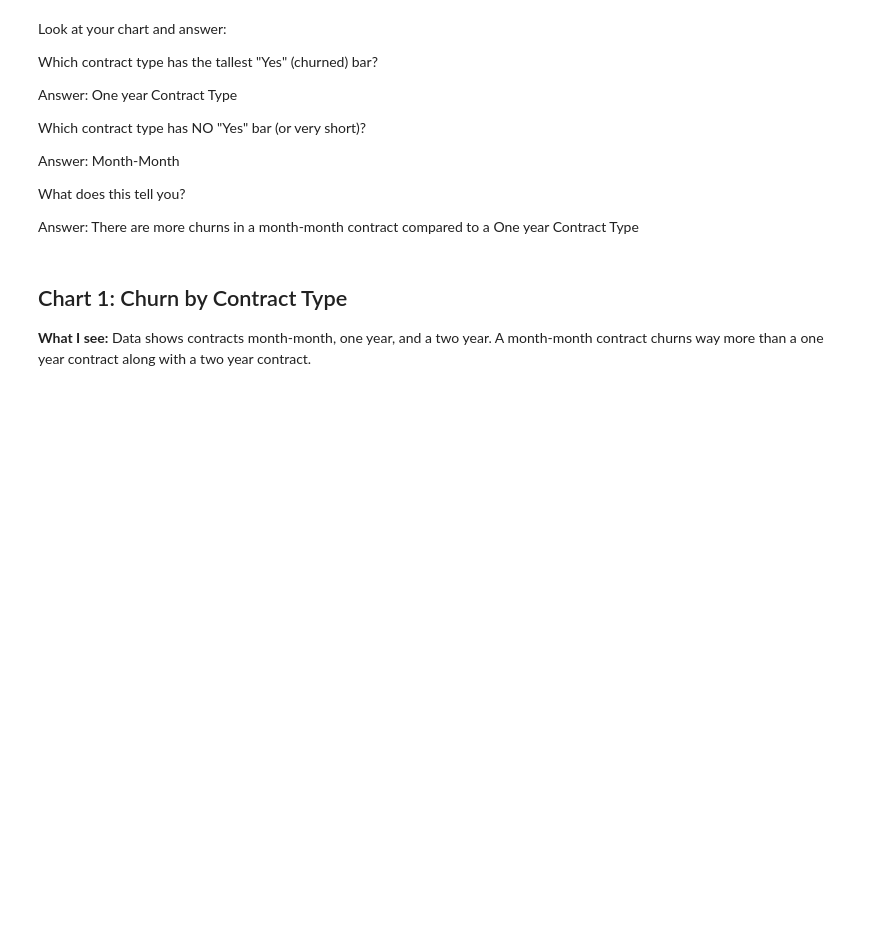
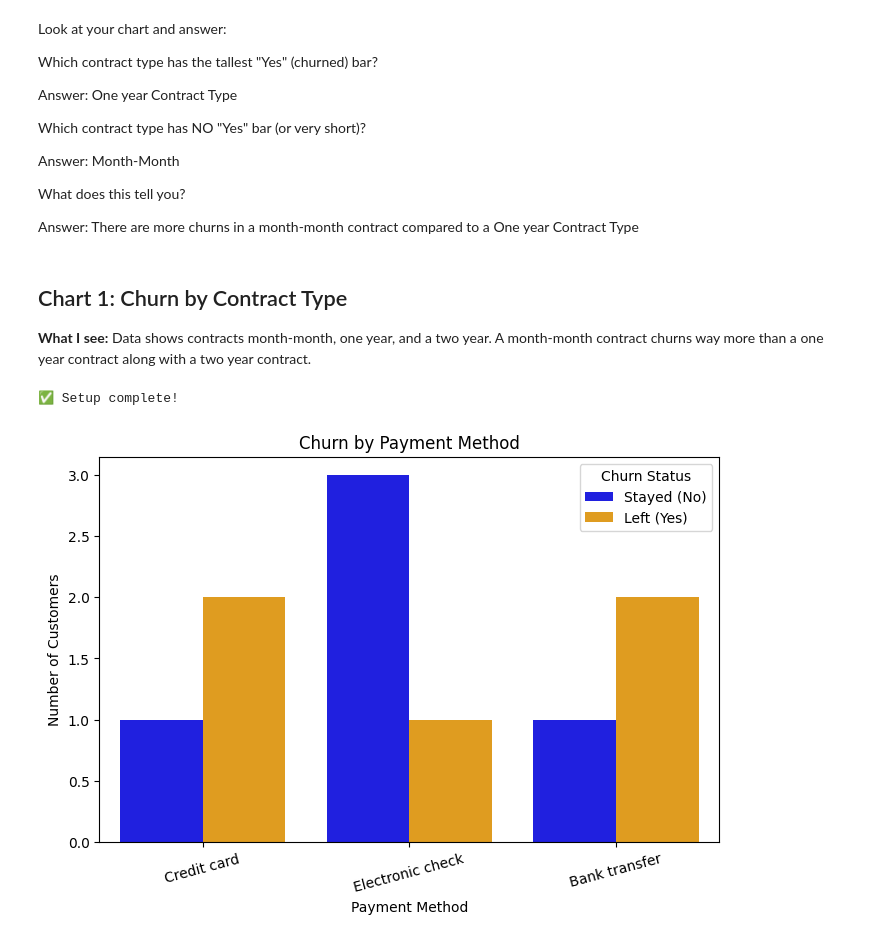
Before and after one commit to alexis-aquino/customer-churner, a Jupyter notebook: notebooks/01_load_data.ipynb, the cells around one changed output. Saved outputs shown, nothing was run; the diff lists cells and outputs as text; code cells hidden in the pictures; blank space fills up the shorter version.

```diff
--- a/notebooks/01_load_data.ipynb
+++ b/notebooks/01_load_data.ipynb
@@ -546,3 +546,28 @@ Answer: There are more churns in a month-month contract compared to a One year C
 
 **What I see:**
 Data shows contracts month-month, one year, and a two year. A month-month contract churns way more than a one year contract along with a two year contract.
+# %%
+import pandas as pd
+import matplotlib.pyplot as plt
+import seaborn as sns
+
+# Define your color scheme
+CHURN_COLORS = {'No': 'orange', 'Yes': 'blue'}
+
+# Load data
+df = pd.read_csv("../data/churn_cleaned.csv")
+
+print("✅ Setup complete!")
+# %% [output]
+✅ Setup complete!
+# %%
+plt.figure(figsize=(8, 5))
+sns.countplot(data=df, x='payment_method', hue='churn', palette=CHURN_COLORS)
+plt.title('Churn by Payment Method')
+plt.xlabel('Payment Method')
+plt.ylabel('Number of Customers')
+plt.legend(title='Churn Status', labels=['Stayed (No)', 'Left (Yes)'])
+plt.xticks(rotation=15)
+plt.show()
+# %% [output]
+[figure, added]
```
Also changed, not shown: parts of 2 cells of this notebook.
